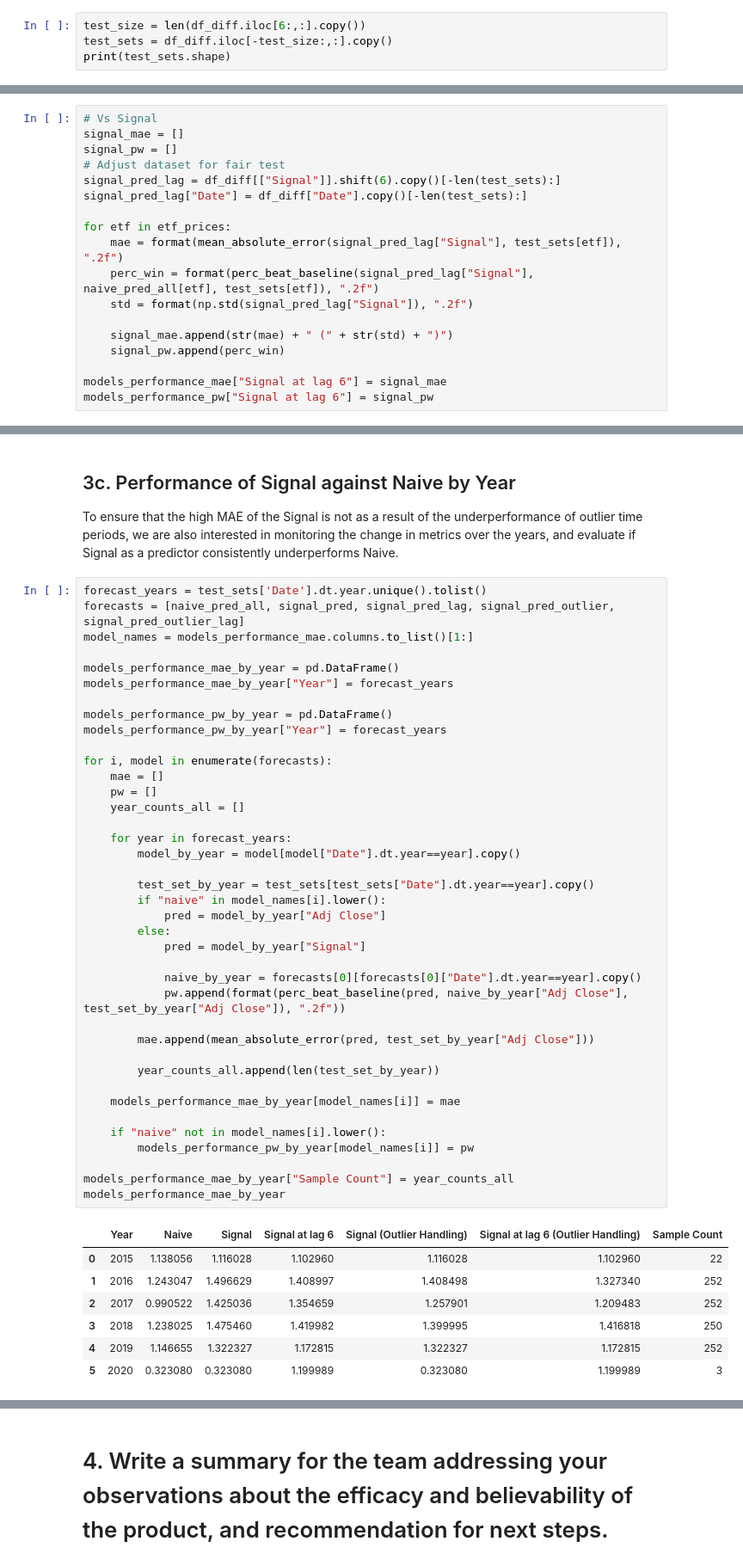
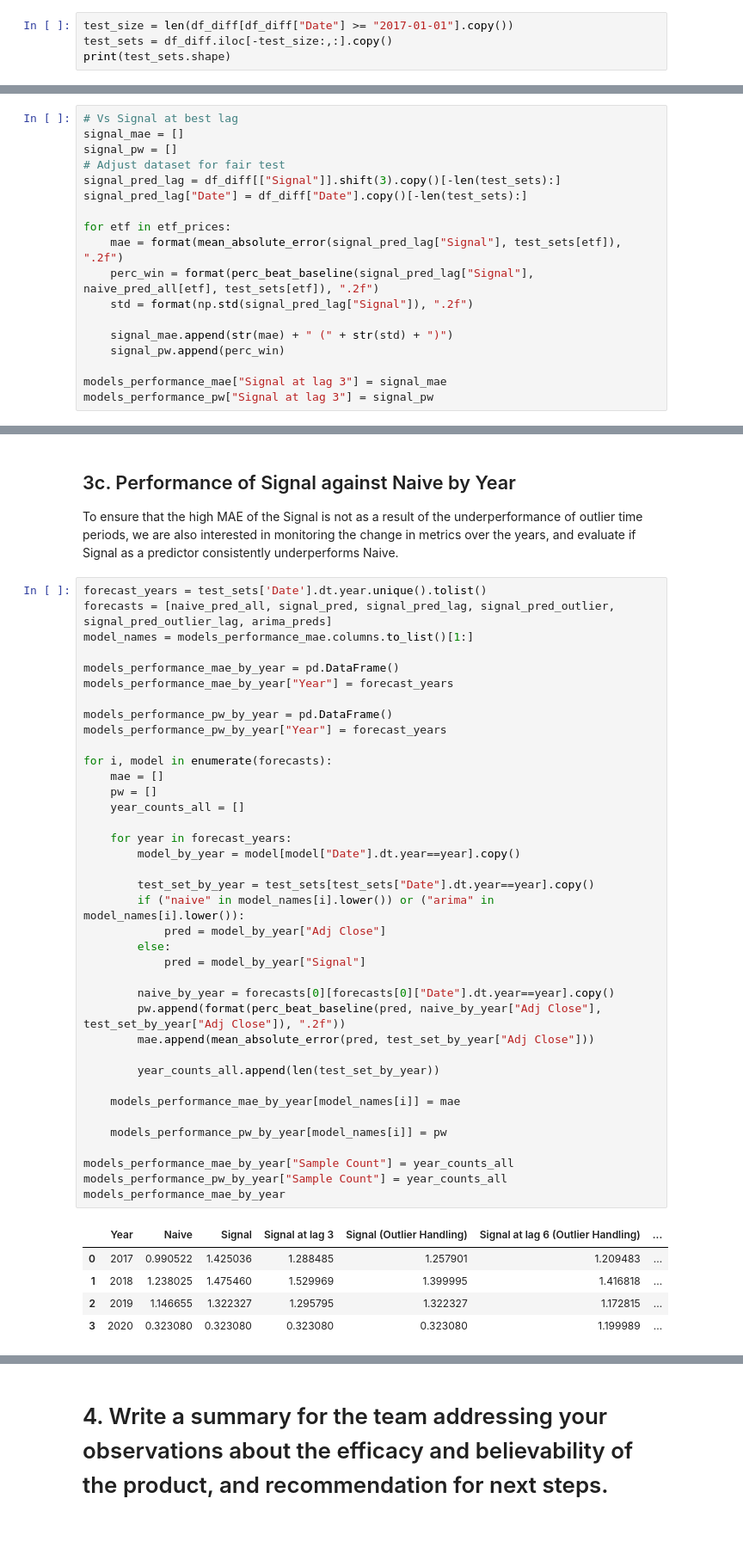
Before and after one commit to saltedpotato/QF632_Project, a Jupyter notebook: Project 1.ipynb, the cells around one changed output, grey strips where cells are left out. Shown at 86% size. Saved outputs shown, nothing was run; the diff lists cells and outputs as text; blank space fills up the shorter version.

```diff
--- a/Project 1.ipynb
+++ b/Project 1.ipynb
@@ -464,7 +435,7 @@ def perc_beat_baseline(model_pred, baseline, y_test):
 
     return len(score_df[score_df["model vs baseline"] > 0])/len(score_df)
 # %%
-test_size = len(df_diff.iloc[6:,:].copy())
+test_size = len(df_diff[df_diff["Date"] >= "2017-01-01"].copy())
 test_sets = df_diff.iloc[-test_size:,:].copy()
 print(test_sets.shape)
 # %% [output]
@@ -507,11 +480,11 @@ for etf in etf_prices:
 models_performance_mae["Signal"] = signal_mae
 models_performance_pw["Signal"] = signal_pw
 # %%
-# Vs Signal
+# Vs Signal at best lag
 signal_mae = []
 signal_pw = []
 # Adjust dataset for fair test
-signal_pred_lag = df_diff[["Signal"]].shift(6).copy()[-len(test_sets):]
+signal_pred_lag = df_diff[["Signal"]].shift(3).copy()[-len(test_sets):]
 signal_pred_lag["Date"] = df_diff["Date"].copy()[-len(test_sets):]
 
 for etf in etf_prices:
@@ -522,5 +495,5 @@ for etf in etf_prices:
     signal_mae.append(str(mae) + " (" + str(std) + ")")
     signal_pw.append(perc_win)
 
-models_performance_mae["Signal at lag 6"] = signal_mae
-models_performance_pw["Signal at lag 6"] = signal_pw
+models_performance_mae["Signal at lag 3"] = signal_mae
+models_performance_pw["Signal at lag 3"] = signal_pw
@@ -582,51 +604,48 @@ models_performance_pw
 To ensure that the high MAE of the Signal is not as a result of the underperformance of outlier time periods, we are also interested in monitoring the change in metrics over the years, and evaluate if Signal as a predictor consistently underperforms Naive.
 # %%
 forecast_years = test_sets['Date'].dt.year.unique().tolist()
-forecasts = [naive_pred_all, signal_pred, signal_pred_lag, signal_pred_outlier, signal_pred_outlier_lag]
+forecasts = [naive_pred_all, signal_pred, signal_pred_lag, signal_pred_outlier, signal_pred_outlier_lag, arima_preds]
 model_names = models_performance_mae.columns.to_list()[1:]
 
 models_performance_mae_by_year = pd.DataFrame()
 models_performance_mae_by_year["Year"] = forecast_years
 
 models_performance_pw_by_year = pd.DataFrame()
 models_performance_pw_by_year["Year"] = forecast_years
 
 for i, model in enumerate(forecasts):
     mae = []
     pw = []
     year_counts_all = []
 
     for year in forecast_years:
         model_by_year = model[model["Date"].dt.year==year].copy()
 
         test_set_by_year = test_sets[test_sets["Date"].dt.year==year].copy()
-        if "naive" in model_names[i].lower():
+        if ("naive" in model_names[i].lower()) or ("arima" in model_names[i].lower()):
             pred = model_by_year["Adj Close"]
         else:
             pred = model_by_year["Signal"]
 
-            naive_by_year = forecasts[0][forecasts[0]["Date"].dt.year==year].copy()
-            pw.append(format(perc_beat_baseline(pred, naive_by_year["Adj Close"], test_set_by_year["Adj Close"]), ".2f"))
-
+        naive_by_year = forecasts[0][forecasts[0]["Date"].dt.year==year].copy()
+        pw.append(format(perc_beat_baseline(pred, naive_by_year["Adj Close"], test_set_by_year["Adj Close"]), ".2f"))
         mae.append(mean_absolute_error(pred, test_set_by_year["Adj Close"]))
 
         year_counts_all.append(len(test_set_by_year))
 
     models_performance_mae_by_year[model_names[i]] = mae
 
-    if "naive" not in model_names[i].lower():
-        models_performance_pw_by_year[model_names[i]] = pw
+    models_performance_pw_by_year[model_names[i]] = pw
 
 models_performance_mae_by_year["Sample Count"] = year_counts_all
+models_performance_pw_by_year["Sample Count"] = year_counts_all
 models_performance_mae_by_year
 # %% [output]
-|  | Year | Naive | Signal | Signal at lag 6 | Signal (Outlier Handling) | Signal at lag 6 (Outlier Handling) | Sample Count |
-| 0 | 2015 | 1.138056 | 1.116028 | 1.102960 | 1.116028 | 1.102960 | 22 |
-| 1 | 2016 | 1.243047 | 1.496629 | 1.408997 | 1.408498 | 1.327340 | 252 |
-| 2 | 2017 | 0.990522 | 1.425036 | 1.354659 | 1.257901 | 1.209483 | 252 |
-| 3 | 2018 | 1.238025 | 1.475460 | 1.419982 | 1.399995 | 1.416818 | 250 |
-| 4 | 2019 | 1.146655 | 1.322327 | 1.172815 | 1.322327 | 1.172815 | 252 |
-| 5 | 2020 | 0.323080 | 0.323080 | 1.199989 | 0.323080 | 1.199989 | 3 |
+|  | Year | Naive | Signal | Signal at lag 3 | Signal (Outlier Handling) | Signal at lag 6 (Outlier Handling) | ... |
+| 0 | 2017 | 0.990522 | 1.425036 | 1.288485 | 1.257901 | 1.209483 | ... |
+| 1 | 2018 | 1.238025 | 1.475460 | 1.529969 | 1.399995 | 1.416818 | ... |
+| 2 | 2019 | 1.146655 | 1.322327 | 1.295795 | 1.322327 | 1.172815 | ... |
+| 3 | 2020 | 0.323080 | 0.323080 | 0.323080 | 0.323080 | 1.199989 | ... |
 # %%
 models_performance_pw_by_year
 # %% [output]
```
Also changed, not shown: parts of 24 cells of this notebook.
